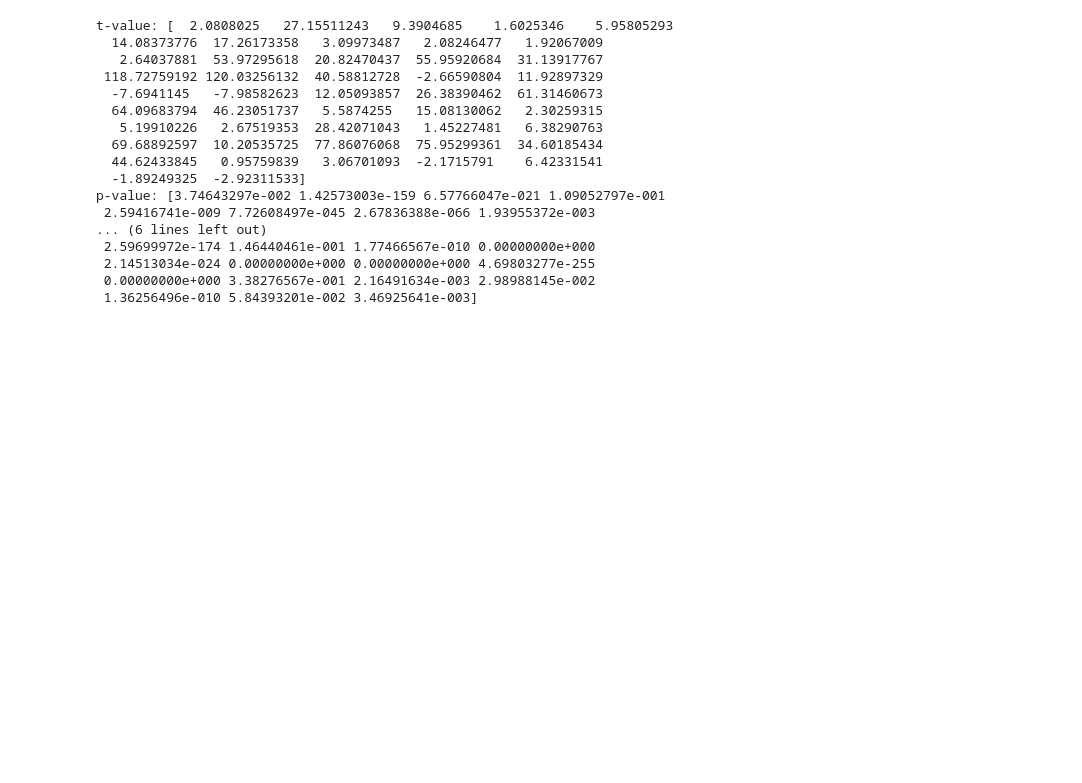
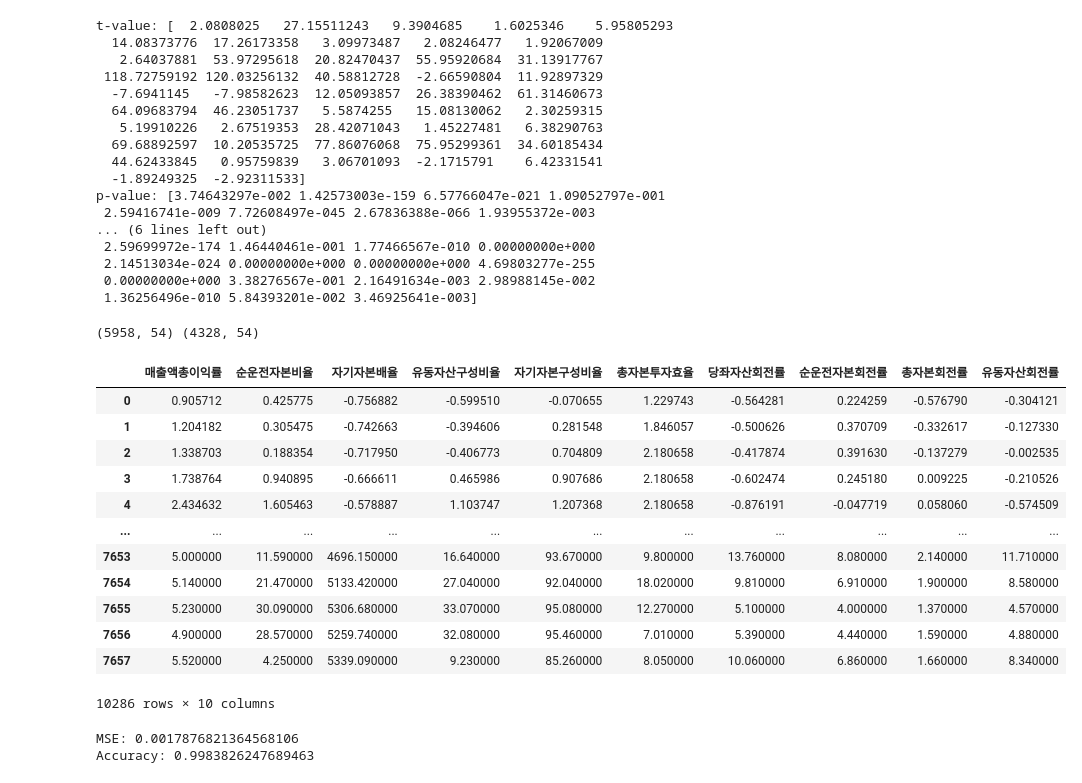
Before and after one commit to BDooHyun/ubion_python_class_01, a Jupyter notebook: 공모전/01_데이터.ipynb, the cells around one changed output. Drawn from its saved outputs; the diff is of its cells as text; code cells hidden in the pictures; blank space fills up the shorter version.

```diff
--- a/공모전/01_데이터.ipynb
+++ b/공모전/01_데이터.ipynb
@@ -688,4 +655,65 @@ p-value: [3.74643297e-002 1.42573003e-159 6.57766047e-021 1.09052797e-001
  2.14513034e-024 0.00000000e+000 0.00000000e+000 4.69803277e-255
  0.00000000e+000 3.38276567e-001 2.16491634e-003 2.98988145e-002
  1.36256496e-010 5.84393201e-002 3.46925641e-003]
+# %%
+# Train/test set으로 분리
+train = data.loc[data["회계년도"] < '2021-01-01',:]
+test = data.loc[data["회계년도"] >= '2021-01-01',:]
+print(train.shape, test.shape)
+# %% [output]
+(5958, 54) (4328, 54)
+# %%
+danger_f = data[['매출액총이익률', "순운전자본비율", "자기자본배율", '유동자산구성비율', '자기자본구성비율', '총자본투자효율', '당좌자산회전률', '순운전자본회전률', '총자본회전률', '유동자산회전률']]
+danger_f
+# %% [output]
+|  | 매출액총이익률 | 순운전자본비율 | 자기자본배율 | 유동자산구성비율 | 자기자본구성비율 | 총자본투자효율 | 당좌자산회전률 | 순운전자본회전률 | 총자본회전률 | 유동자산회전률 |
+| 0 | 0.905712 | 0.425775 | -0.756882 | -0.599510 | -0.070655 | 1.229743 | -0.564281 | 0.224259 | -0.576790 | -0.304121 |
+| 1 | 1.204182 | 0.305475 | -0.742663 | -0.394606 | 0.281548 | 1.846057 | -0.500626 | 0.370709 | -0.332617 | -0.127330 |
+| 2 | 1.338703 | 0.188354 | -0.717950 | -0.406773 | 0.704809 | 2.180658 | -0.417874 | 0.391630 | -0.137279 | -0.002535 |
+| 3 | 1.738764 | 0.940895 | -0.666611 | 0.465986 | 0.907686 | 2.180658 | -0.602474 | 0.245180 | 0.009225 | -0.210526 |
+| 4 | 2.434632 | 1.605463 | -0.578887 | 1.103747 | 1.207368 | 2.180658 | -0.876191 | -0.047719 | 0.058060 | -0.574509 |
+| ... | ... | ... | ... | ... | ... | ... | ... | ... | ... | ... |
+| 7653 | 5.000000 | 11.590000 | 4696.150000 | 16.640000 | 93.670000 | 9.800000 | 13.760000 | 8.080000 | 2.140000 | 11.710000 |
+| 7654 | 5.140000 | 21.470000 | 5133.420000 | 27.040000 | 92.040000 | 18.020000 | 9.810000 | 6.910000 | 1.900000 | 8.580000 |
+| 7655 | 5.230000 | 30.090000 | 5306.680000 | 33.070000 | 95.080000 | 12.270000 | 5.100000 | 4.000000 | 1.370000 | 4.570000 |
+| 7656 | 4.900000 | 28.570000 | 5259.740000 | 32.080000 | 95.460000 | 7.010000 | 5.390000 | 4.440000 | 1.590000 | 4.880000 |
+| 7657 | 5.520000 | 4.250000 | 5339.090000 | 9.230000 | 85.260000 | 8.050000 | 10.060000 | 6.860000 | 1.660000 | 8.340000 |
+10286 rows × 10 columns
+# %%
+# 랜덤포레스트
+import pandas as pd
+from sklearn.ensemble import RandomForestRegressor
+from sklearn.metrics import mean_squared_error
+
+
+
+# 학습용 데이터와 테스트용 데이터 분할
+train = data[data['회계년도'] < '2021-01-01']
+test = data[data['회계년도'] >= '2021-01-01']
+
+# 학습용 데이터 전처리
+X_train = train[['유동자산구성비율', '자기자본구성비율', '총자본투자효율', '순운전자본회전률', '당좌자산회전률', '매출액총이익률']]
+y_train = train['부실여부']
+
+# 테스트용 데이터 전처리
+X_test = test[['유동자산구성비율', '자기자본구성비율', '총자본투자효율', '순운전자본회전률', '당좌자산회전률', '매출액총이익률']]
+y_test = test['부실여부']
+
+# 랜덤 포레스트 모델 학습
+rf = RandomForestRegressor(n_estimators=100, max_depth=5, random_state=1)
+rf.fit(X_train, y_train)
+
+# 테스트 데이터에 대한 예측
+y_pred = rf.predict(X_test)
+
+# 평가 지표 출력
+mse = mean_squared_error(y_test, y_pred)
+print('MSE:', mse)
+
+# 정확도 계산 및 출력
+accuracy = accuracy_score(y_test, y_pred.round())
+print('Accuracy:', accuracy)
+# %% [output]
+MSE: 0.0017876821364568106
+Accuracy: 0.9983826247689463
 # %%
```
Also changed, not shown: parts of 18 cells of this notebook, 5 other files.
